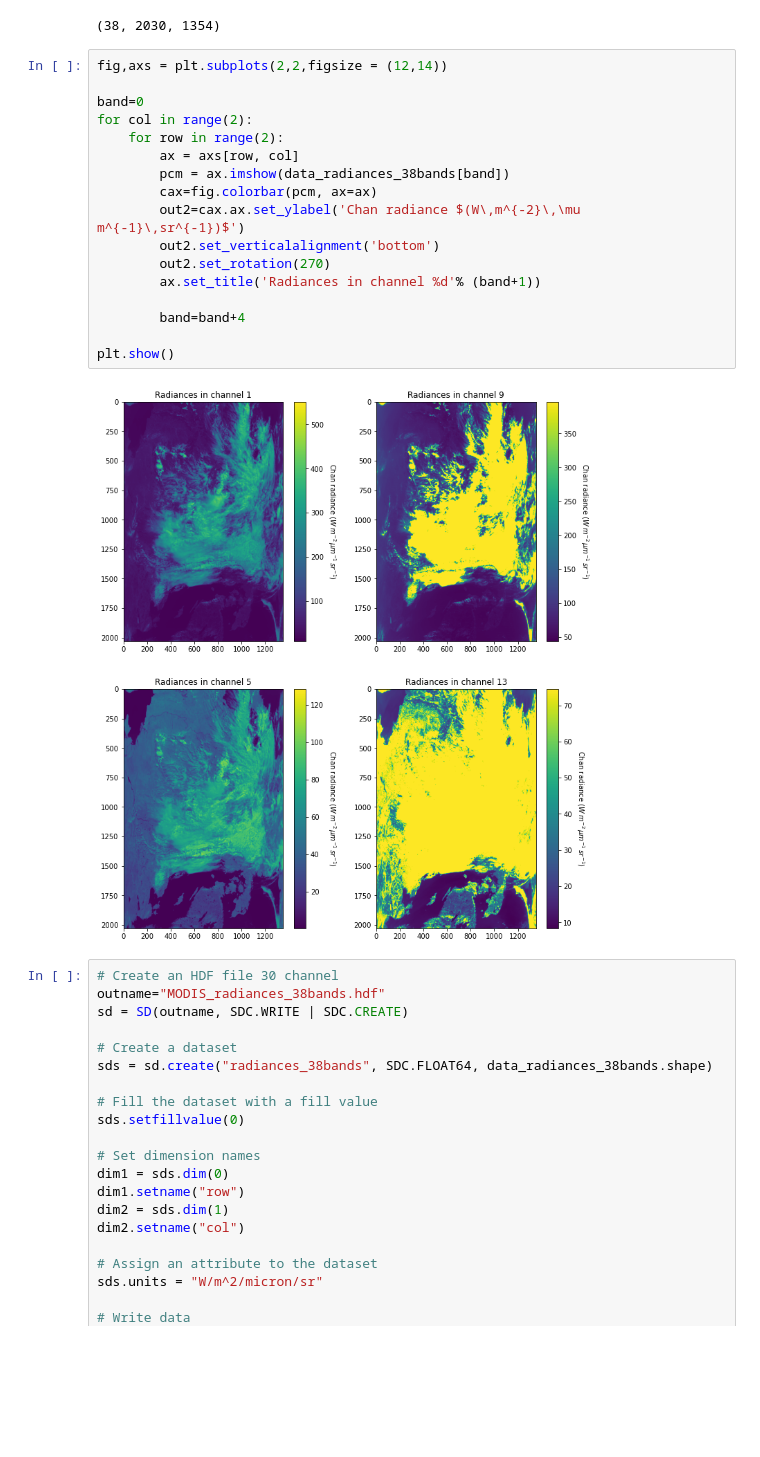
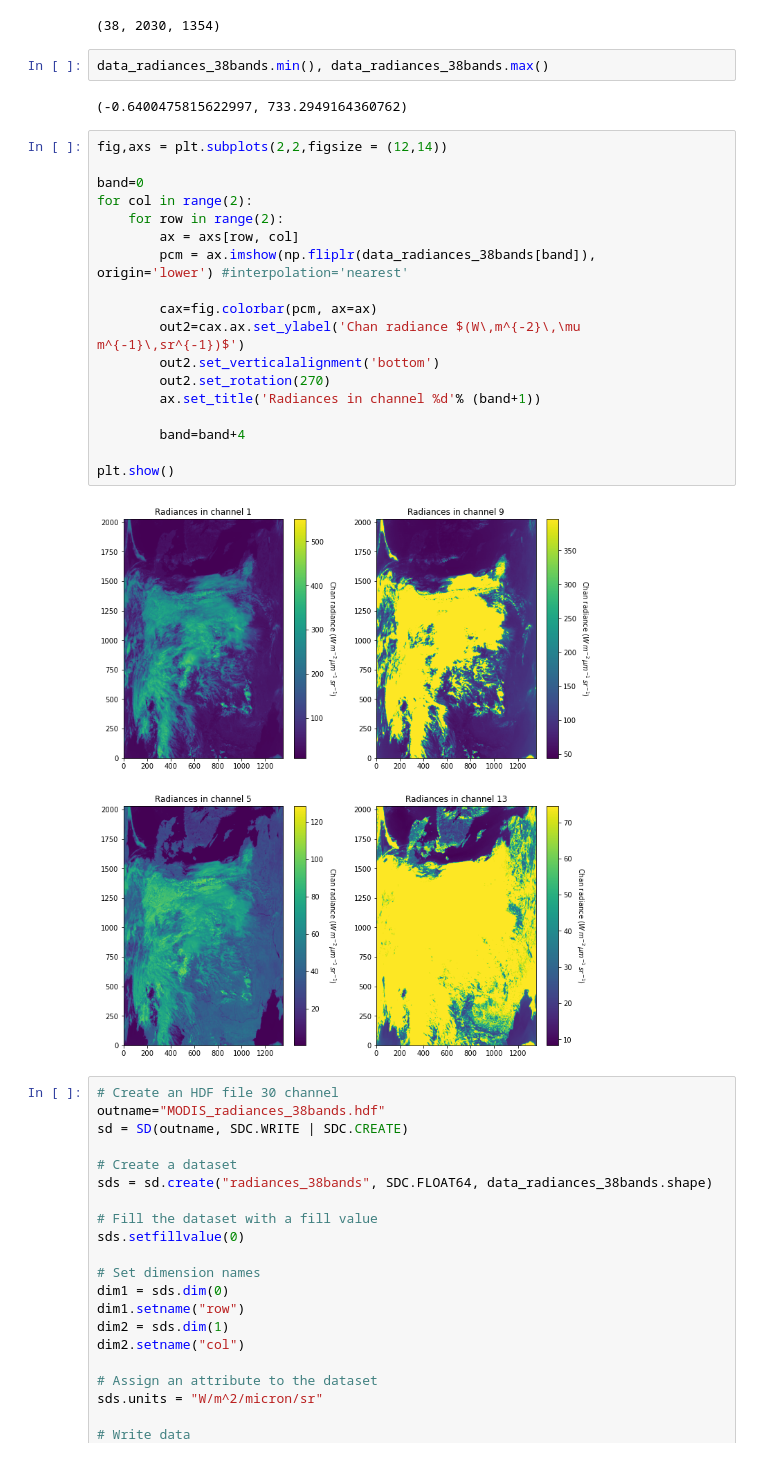
Before and after one commit to jesseniagonzalezv/ICON_RTTOV, a Jupyter notebook: code_test/PCA-radiances.ipynb, the cells around one changed output. Saved outputs shown, nothing was run; the diff lists cells and outputs as text; blank space fills up the shorter version.

```diff
--- a/code_test/PCA-radiances.ipynb
+++ b/code_test/PCA-radiances.ipynb
@@ -355,25 +357,30 @@ data_radiances_38bands = np.concatenate((radiance_list['radiance_sds_250_RefSB']
 np.shape(data_radiances_38bands)
 # %% [output]
 (38, 2030, 1354)
-# %%
-fig,axs = plt.subplots(2,2,figsize = (12,14))
-
-band=0
-for col in range(2):
-    for row in range(2):
-        ax = axs[row, col]
-        pcm = ax.imshow(data_radiances_38bands[band])
-        cax=fig.colorbar(pcm, ax=ax)
-        out2=cax.ax.set_ylabel('Chan radiance $(W\,m^{-2}\,\mu m^{-1}\,sr^{-1})$')
-        out2.set_verticalalignment('bottom')
-        out2.set_rotation(270)
-        ax.set_title('Radiances in channel %d'% (band+1))
-
-        band=band+4
-
-plt.show()
-# %% [output]
-[figure, removed]
+# %%
+data_radiances_38bands.min(), data_radiances_38bands.max()
+# %% [output]
+(-0.6400475815622997, 733.2949164360762)
+# %%
+fig,axs = plt.subplots(2,2,figsize = (12,14))
+
+band=0
+for col in range(2):
+    for row in range(2):
+        ax = axs[row, col]
+        pcm = ax.imshow(np.fliplr(data_radiances_38bands[band]),  origin='lower') #interpolation='nearest'
+
+        cax=fig.colorbar(pcm, ax=ax)
+        out2=cax.ax.set_ylabel('Chan radiance $(W\,m^{-2}\,\mu m^{-1}\,sr^{-1})$')
+        out2.set_verticalalignment('bottom')
+        out2.set_rotation(270)
+        ax.set_title('Radiances in channel %d'% (band+1))
+
+        band=band+4
+
+plt.show()
+# %% [output]
+[figure, added]
 # %%
 # Create an HDF file 30 channel
 outname="MODIS_radiances_38bands.hdf"
```
Also changed, not shown: parts of 22 cells of this notebook, 3 other files.
